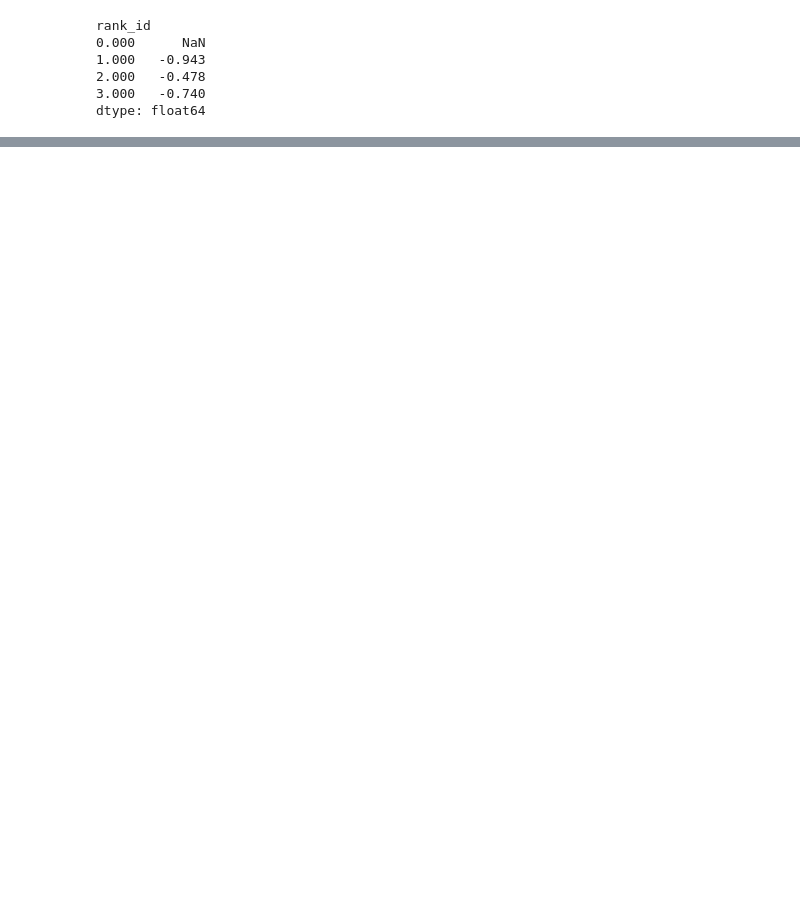
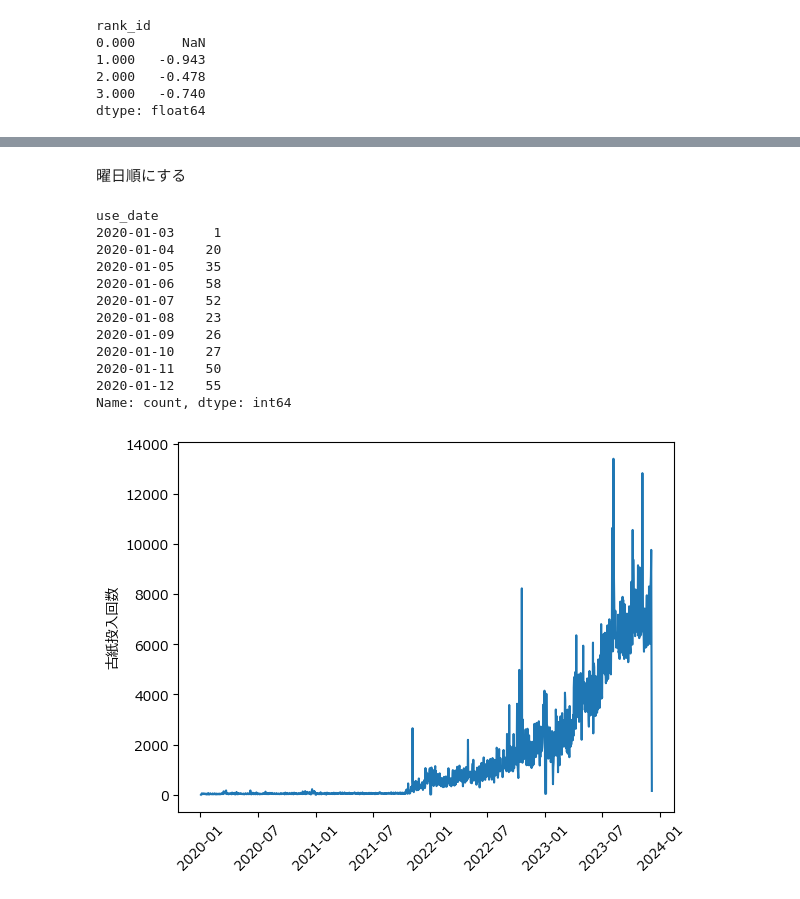
Before and after one commit to Naoya-Yasuda/MANABI_DX_QUEST_2023_PrePoC, a Jupyter notebook: notebook/visualization_point_history.ipynb, the cells around one changed output, grey strips where cells are left out. Drawn from its saved outputs; the diff is of its cells as text; code cells hidden in the pictures; blank space fills up the shorter version.

```diff
--- a/notebook/visualization_point_history.ipynb
+++ b/notebook/visualization_point_history.ipynb
@@ -292,0 +314,28 @@ dtype: float64
+# %% [markdown]
+曜日順にする
+# %%
+# 日付ごとの古紙投入回数
+date_series = df_merge_drop_zero['use_date'].dt.date
+
+date_series = date_series.value_counts().sort_index()
+display(date_series.head(10))
+
+plt.plot(date_series.index, date_series.values)
+#plt.plot(date_series.index[900:950], date_series.values[900:950])  # monthlyレベルに拡大
+plt.ylabel("古紙投入回数")
+plt.xticks(rotation=45)
+plt.show()
+# %% [output]
+use_date
+2020-01-03     1
+2020-01-04    20
+2020-01-05    35
+2020-01-06    58
+2020-01-07    52
+2020-01-08    23
+2020-01-09    26
+2020-01-10    27
+2020-01-11    50
+2020-01-12    55
+Name: count, dtype: int64
+[figure, added]
```
Also changed, not shown: parts of 13 cells of this notebook.
